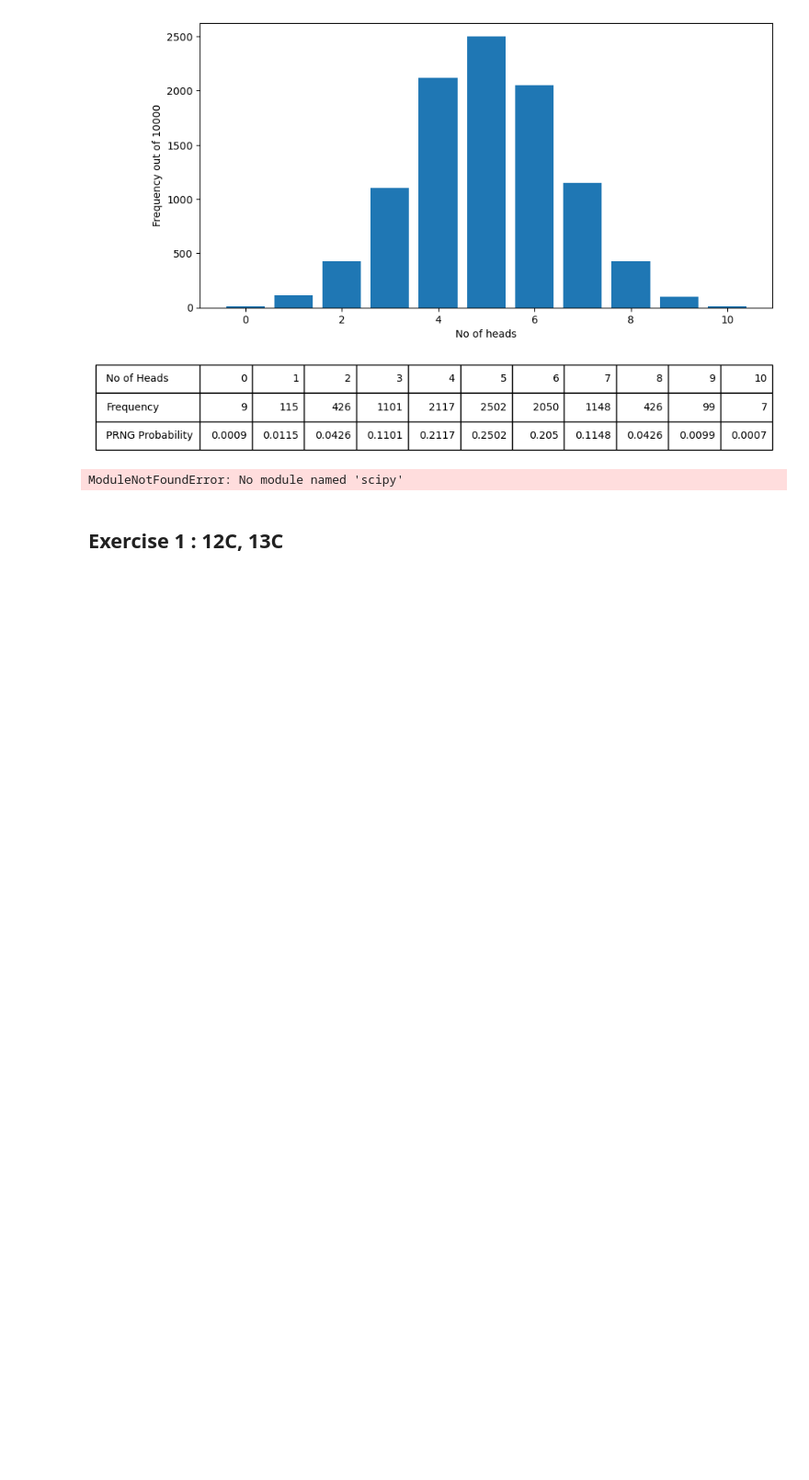
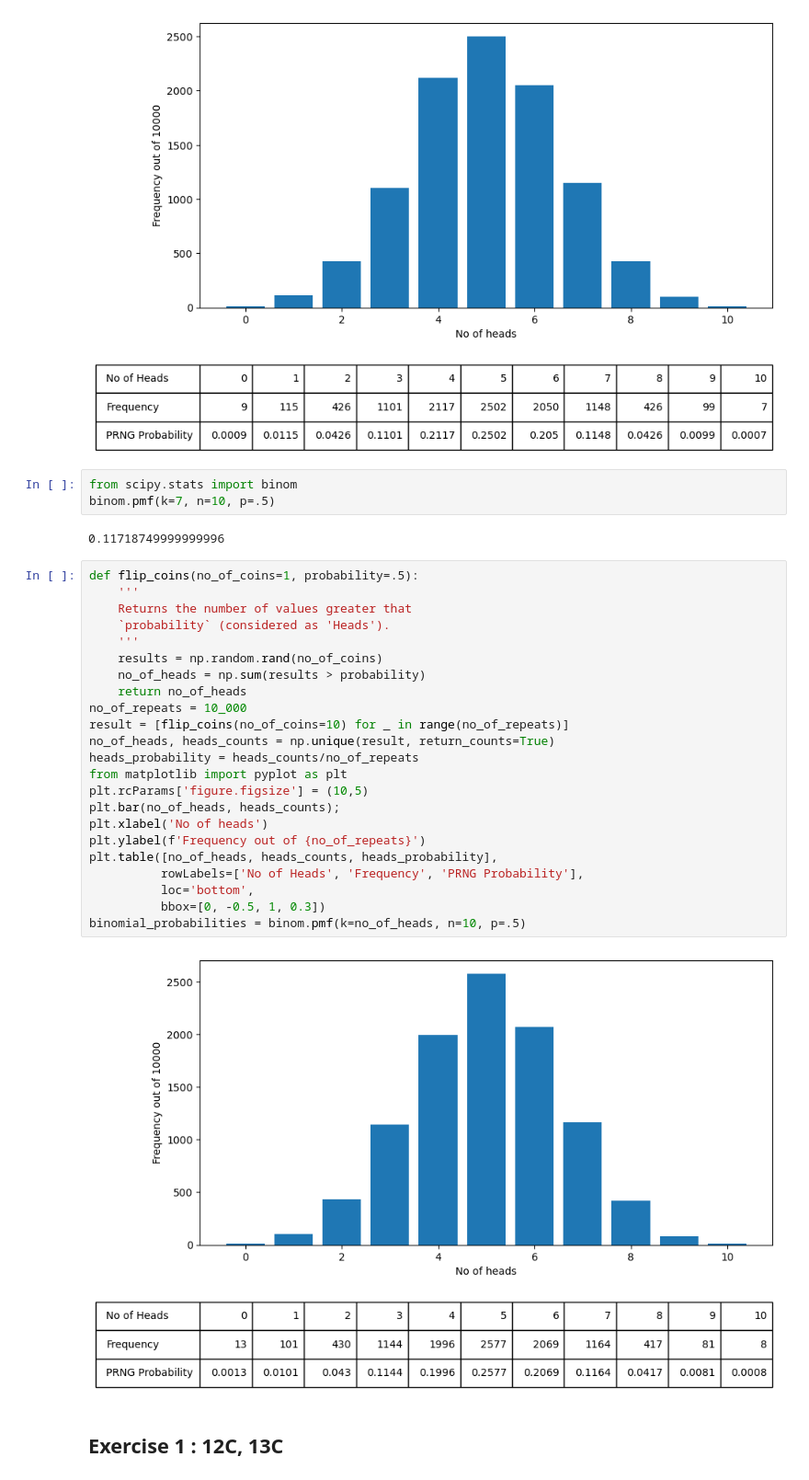
Before and after one commit to SPS-SP2273/learning-portfolio-Rizqancaffoor, a Jupyter notebook: random numbers/random_numbers_(need).ipynb, the cells around one changed output. Shown: that part at 92% size. Drawn from its saved outputs; the diff is of its cells as text; blank space fills up the shorter version.

```diff
--- a/random numbers/random_numbers_(need).ipynb
+++ b/random numbers/random_numbers_(need).ipynb
@@ -190,7 +190,34 @@ plt.table([no_of_heads, heads_counts, heads_probability],
 <matplotlib.table.Table at 0x...>
 [figure]
 # %%
+from scipy.stats import binom
+binom.pmf(k=7, n=10, p=.5)
 # %% [output]
-ModuleNotFoundError: No module named 'scipy'
+0.11718749999999996
+# %%
+def flip_coins(no_of_coins=1, probability=.5):
+    '''
+    Returns the number of values greater that
+    `probability` (considered as 'Heads').
+    '''
+    results = np.random.rand(no_of_coins)
+    no_of_heads = np.sum(results > probability)
+    return no_of_heads
+no_of_repeats = 10_000
+result = [flip_coins(no_of_coins=10) for _ in range(no_of_repeats)]
+no_of_heads, heads_counts = np.unique(result, return_counts=True)
+heads_probability = heads_counts/no_of_repeats
+from matplotlib import pyplot as plt
+plt.rcParams['figure.figsize'] = (10,5)
+plt.bar(no_of_heads, heads_counts);
+plt.xlabel('No of heads')
+plt.ylabel(f'Frequency out of {no_of_repeats}')
+plt.table([no_of_heads, heads_counts, heads_probability],
+          rowLabels=['No of Heads', 'Frequency', 'PRNG Probability'],
+          loc='bottom',
+          bbox=[0, -0.5, 1, 0.3])
+binomial_probabilities = binom.pmf(k=no_of_heads, n=10, p=.5)
+# %% [output]
+[figure, added]
 # %% [markdown]
 ## Exercise 1 :  12C, 13C
```
Also changed, not shown: parts of 2 cells of this notebook.
